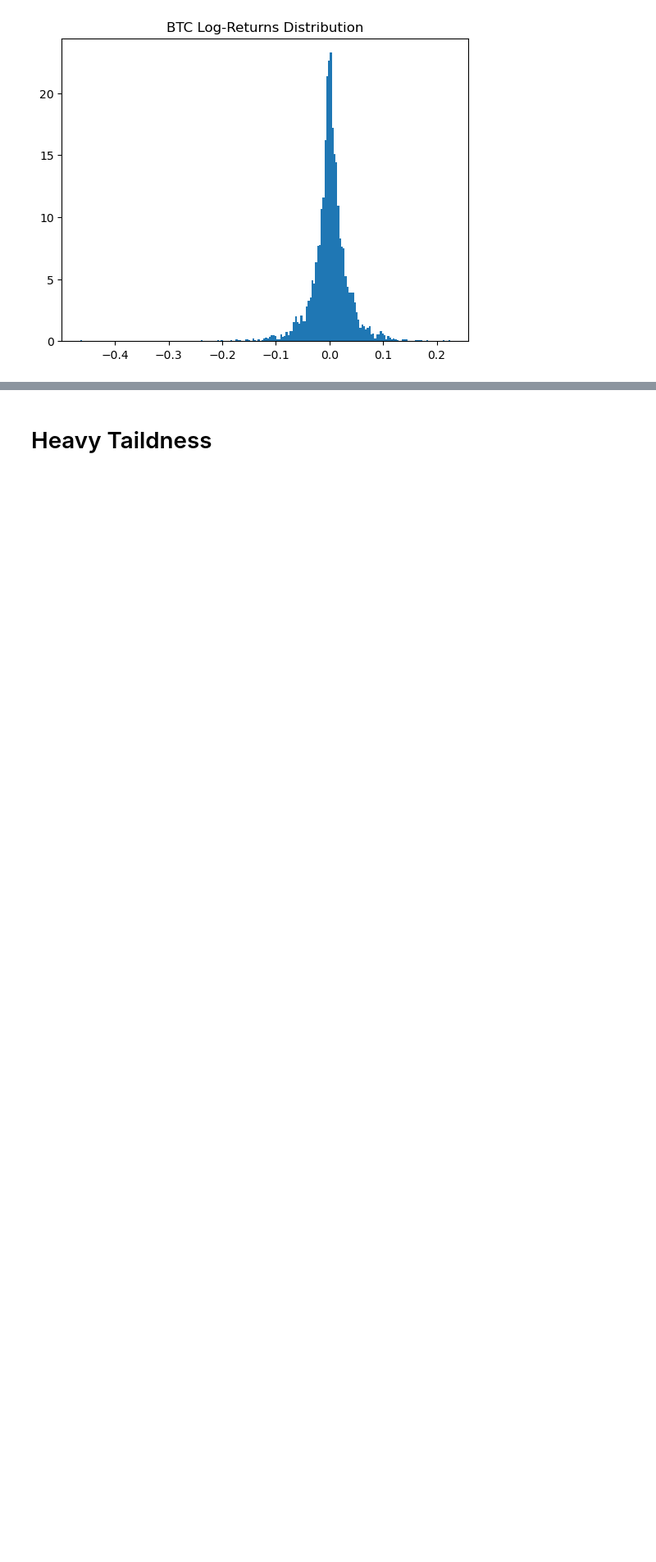
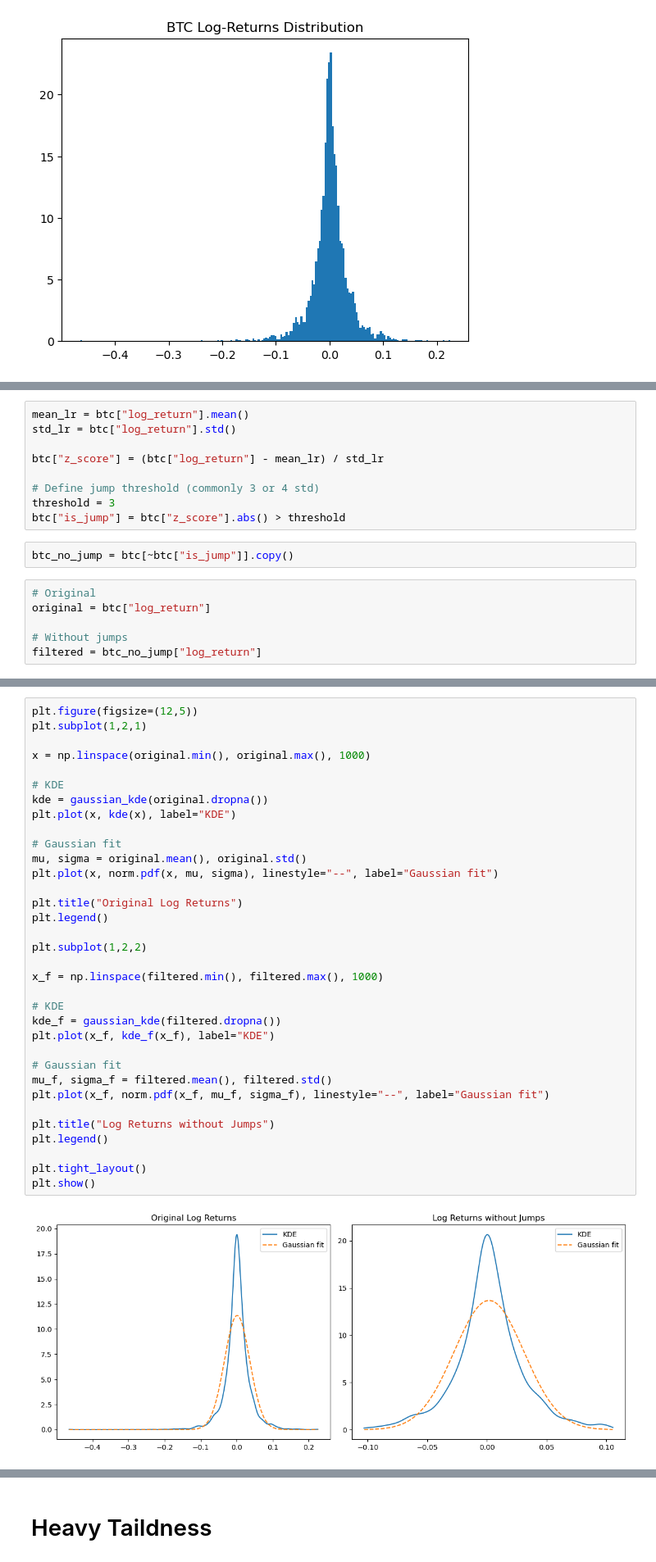
Before and after one commit to Guillaume-melis/Bictoin_price_modelisation, a Jupyter notebook: data_analysis.ipynb, the cells around one changed output, grey strips where cells are left out. Shown at 82% size. Drawn from its saved outputs; the diff is of its cells as text; blank space fills up the shorter version.

Commit message:
add some analysis on jumps

```diff
--- a/data_analysis.ipynb
+++ b/data_analysis.ipynb
@@ -152,0 +156,17 @@ Name: return, dtype: float64
+# %%
+mean_lr = btc["log_return"].mean()
+std_lr = btc["log_return"].std()
+
+btc["z_score"] = (btc["log_return"] - mean_lr) / std_lr
+
+# Define jump threshold (commonly 3 or 4 std)
+threshold = 3
+btc["is_jump"] = btc["z_score"].abs() > threshold
+# %%
+btc_no_jump = btc[~btc["is_jump"]].copy()
+# %%
+# Original
+original = btc["log_return"]
+
+# Without jumps
+filtered = btc_no_jump["log_return"]
@@ -152,0 +201,36 @@ Name: return, dtype: float64
+# %%
+plt.figure(figsize=(12,5))
+plt.subplot(1,2,1)
+
+x = np.linspace(original.min(), original.max(), 1000)
+
+# KDE
+kde = gaussian_kde(original.dropna())
+plt.plot(x, kde(x), label="KDE")
+
+# Gaussian fit
+mu, sigma = original.mean(), original.std()
+plt.plot(x, norm.pdf(x, mu, sigma), linestyle="--", label="Gaussian fit")
+
+plt.title("Original Log Returns")
+plt.legend()
+
+plt.subplot(1,2,2)
+
+x_f = np.linspace(filtered.min(), filtered.max(), 1000)
+
+# KDE
+kde_f = gaussian_kde(filtered.dropna())
+plt.plot(x_f, kde_f(x_f), label="KDE")
+
+# Gaussian fit
+mu_f, sigma_f = filtered.mean(), filtered.std()
+plt.plot(x_f, norm.pdf(x_f, mu_f, sigma_f), linestyle="--", label="Gaussian fit")
+
+plt.title("Log Returns without Jumps")
+plt.legend()
+
+plt.tight_layout()
+plt.show()
+# %% [output]
+[figure, added]
```
Also changed, not shown: parts of 22 cells of this notebook.
